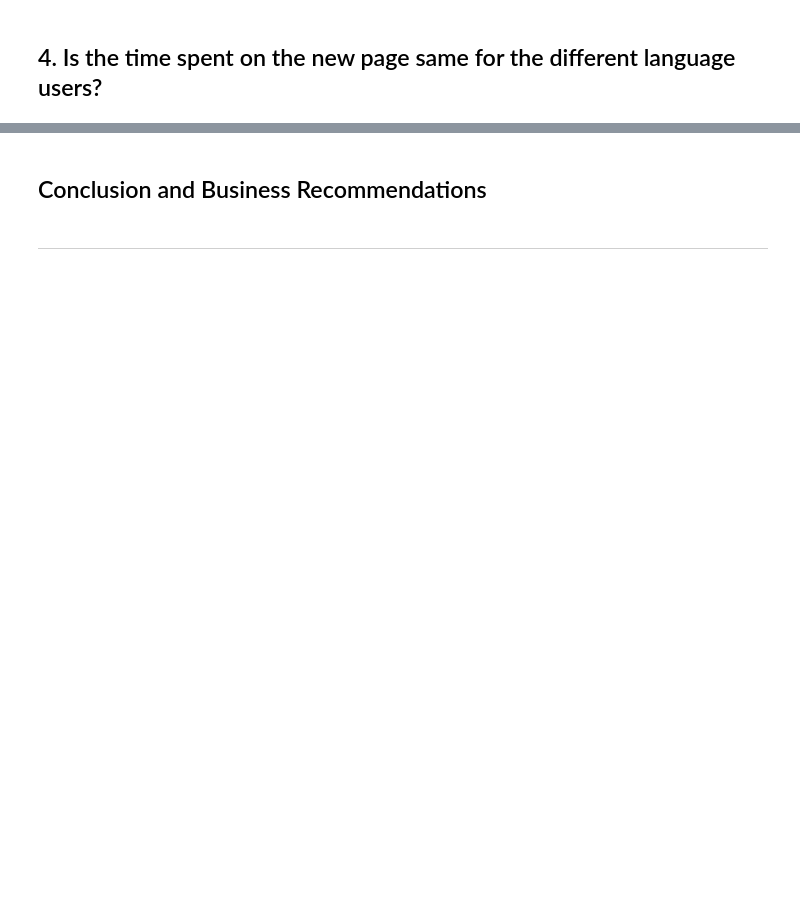
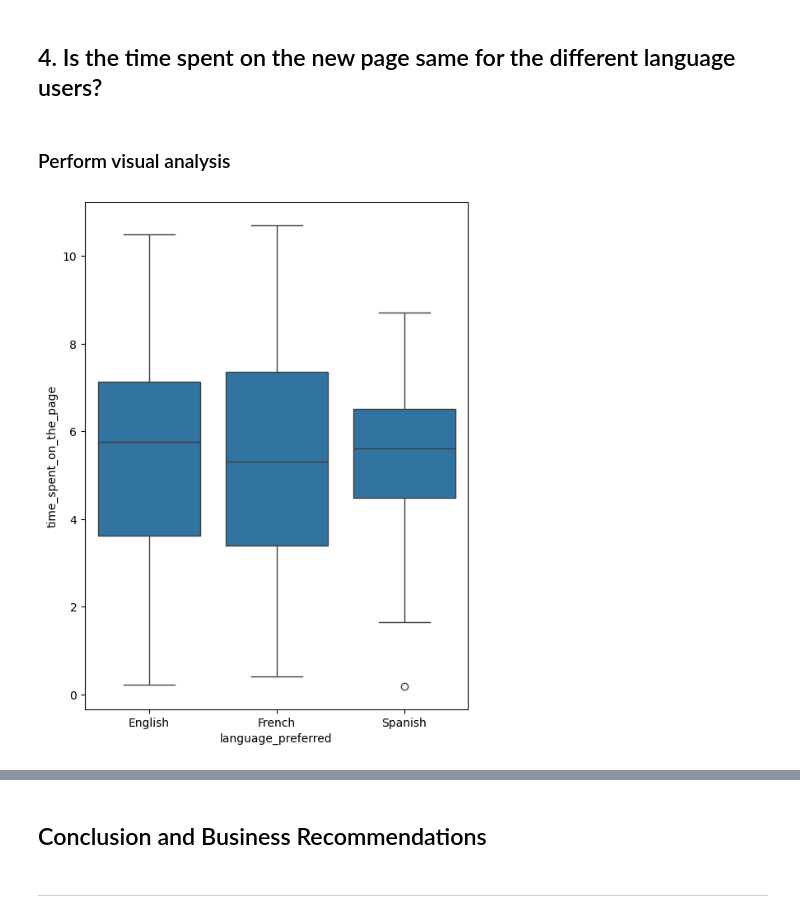
Before and after one commit to akatjizeu/Data-Science, a Jupyter notebook: deakin-bridging/business-stats/ENews_Express_Learner_Notebook_Full_Code.ipynb, the cells around one changed output, grey strips where cells are left out. Drawn from its saved outputs; the diff is of its cells as text; code cells hidden in the pictures; blank space fills up the shorter version.

```diff
--- a/deakin-bridging/business-stats/ENews_Express_Learner_Notebook_Full_Code.ipynb
+++ b/deakin-bridging/business-stats/ENews_Express_Learner_Notebook_Full_Code.ipynb
@@ -500,2 +609,13 @@ At a 5% significance level, we conclude that we have enough statistical evidence
 # %% [markdown]
 ## 4. Is the time spent on the new page same for the different language users?
+# %% [markdown]
+### Perform visual analysis
+# %%
+# Visuals for time spent for different language users
+
+#Time spent by language preferred
+plt.figure(figsize=(6, 8))
+sns.boxplot(x='language_preferred', y='time_spent_on_the_page', data=data)
+plt.show();
+# %% [output]
+[figure, added]
```
Also changed, not shown: parts of 37 cells of this notebook.
